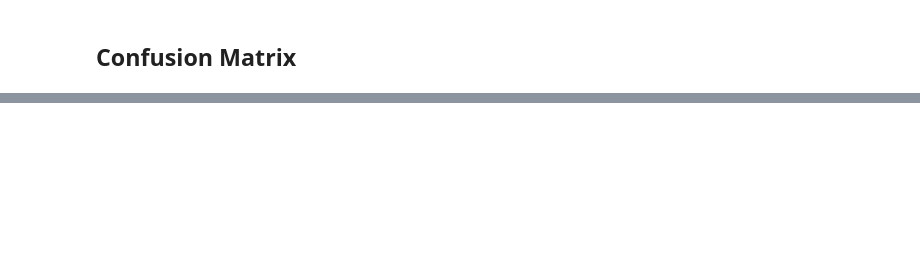
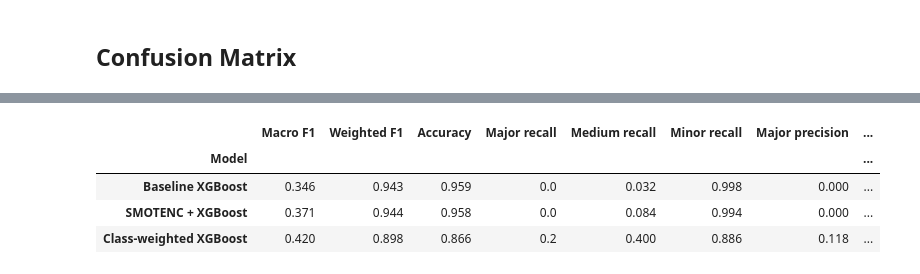
Before and after one commit to shalombebx/oil-spill-risk-classifier, a Jupyter notebook: notebooks/04_modeling.ipynb, the cells around one changed output, grey strips where cells are left out. Cells and saved outputs as stored; diff of their text form; code cells hidden in the pictures; blank space fills up the shorter version.

```diff
--- a/notebooks/04_modeling.ipynb
+++ b/notebooks/04_modeling.ipynb
@@ -230,0 +201,39 @@ SMOTE-Optimized XGBoost model saved successfully to /content/drive/MyDrive/model
+# %%
+import pandas as pd
+from sklearn.metrics import f1_score, recall_score, precision_score, accuracy_score
+
+# Predictions from each model (names match the earlier cells)
+models = {
+    "Baseline XGBoost":       y_pred_xgb,   # first big cell
+    "SMOTENC + XGBoost":      pred,         # SMOTENC pipeline cell
+    "Class-weighted XGBoost": pred_w,       # class-weighted cell
+}
+
+labels = [0, 1, 2]  # 0 = Major, 1 = Medium, 2 = Minor (check target_le.classes_)
+
+rows = []
+for name, y_hat in models.items():
+    rec = recall_score(y_test_num, y_hat, labels=labels, average=None, zero_division=0)
+    prec = precision_score(y_test_num, y_hat, labels=labels, average=None, zero_division=0)
+    rows.append({
+        "Model": name,
+        "Macro F1": f1_score(y_test_num, y_hat, average="macro", zero_division=0),
+        "Weighted F1": f1_score(y_test_num, y_hat, average="weighted", zero_division=0),
+        "Accuracy": accuracy_score(y_test_num, y_hat),
+        "Major recall": rec[0],
+        "Medium recall": rec[1],
+        "Minor recall": rec[2],
+        "Major precision": prec[0],
+        "Medium precision": prec[1],
+    })
+
+comparison = pd.DataFrame(rows).set_index("Model").round(3)
+display(comparison)
+
+comparison.to_csv(f"{save_dir}/model_comparison.csv")
+# %% [output]
+|  | Macro F1 | Weighted F1 | Accuracy | Major recall | Medium recall | Minor recall | Major precision | ... |
+| Model |  |  |  |  |  |  |  | ... |
+| Baseline XGBoost | 0.346 | 0.943 | 0.959 | 0.0 | 0.032 | 0.998 | 0.000 | ... |
+| SMOTENC + XGBoost | 0.371 | 0.944 | 0.958 | 0.0 | 0.084 | 0.994 | 0.000 | ... |
+| Class-weighted XGBoost | 0.420 | 0.898 | 0.866 | 0.2 | 0.400 | 0.886 | 0.118 | ... |
```
Also changed, not shown: parts of 9 cells of this notebook.
